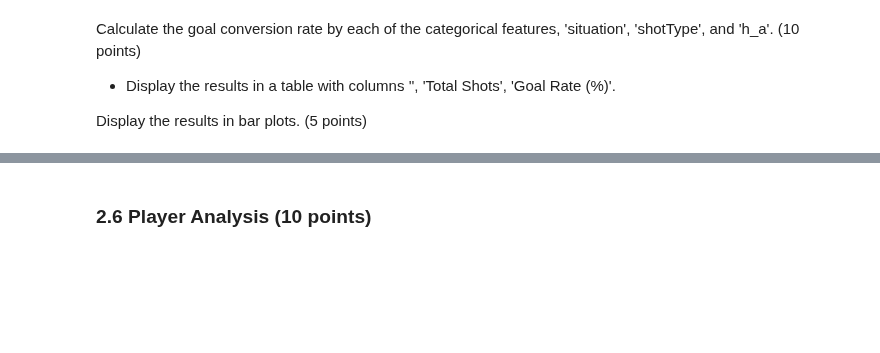
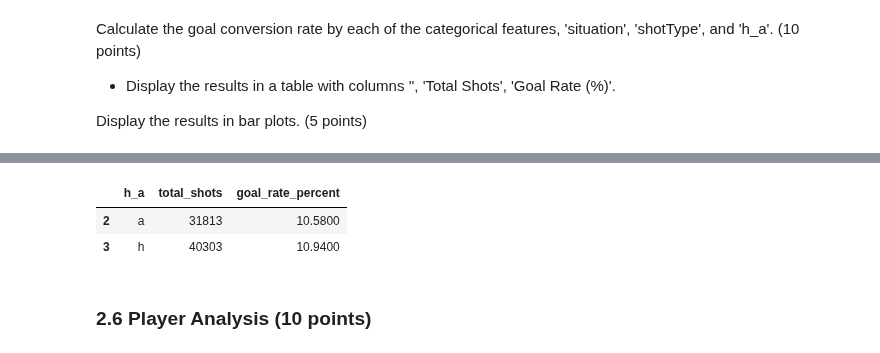
Before and after one commit to smgibson19/ds701_fa25_midterm_challenge_sports, a Jupyter notebook: LALIGA_Analysis_Challenge.ipynb, the cells around one changed output, grey strips where cells are left out. Cells and saved outputs as stored; diff of their text form; code cells hidden in the pictures; blank space fills up the shorter version.

```diff
--- a/LALIGA_Analysis_Challenge.ipynb
+++ b/LALIGA_Analysis_Challenge.ipynb
@@ -537,3 +503,34 @@ calced_conv.head(20)
+# %%
+# goal conversion rates for: 'situation', 'shotType', and 'h_a'
+# goals scored/ total shots of that type
+
+situation_conv = df.groupby(['result', 'situation']).size().reset_index()
+situation_conv.rename(columns = {0: 'goal_count'}, inplace= True)
+situation_conv['total_shots'] = situation_conv.groupby('situation')['goal_count'].transform('sum')
+situation_conv = situation_conv[situation_conv['result'] == 'Goal']
+situation_conv['goal_rate_percent'] = ((situation_conv['goal_count']/situation_conv['total_shots'])*100).round(2)
+situation_conv.drop(columns = ['result', 'goal_count'], inplace = True)
+situation_conv.head(20)
+
+shot_conv = df.groupby(['result', 'shotType']).size().reset_index()
+shot_conv.rename(columns = {0: 'goal_count'}, inplace= True)
+shot_conv['total_shots'] = shot_conv.groupby('shotType')['goal_count'].transform('sum')
+shot_conv = shot_conv[shot_conv['result'] == 'Goal']
+shot_conv['goal_rate_percent'] = ((shot_conv['goal_count']/shot_conv['total_shots'])*100).round(2)
+shot_conv.drop(columns = ['result', 'goal_count'], inplace = True)
+shot_conv.head(20)
+
+h_a_conv = df.groupby(['result', 'h_a']).size().reset_index()
+h_a_conv.rename(columns = {0: 'goal_count'}, inplace= True)
+h_a_conv['total_shots'] = h_a_conv.groupby('h_a')['goal_count'].transform('sum')
+h_a_conv = h_a_conv[h_a_conv['result'] == 'Goal']
+h_a_conv['goal_rate_percent'] = ((h_a_conv['goal_count']/h_a_conv['total_shots'])*100).round(2)
+h_a_conv.drop(columns = ['result', 'goal_count'], inplace = True)
+h_a_conv.head(20)
+# %% [output]
+|  | h_a | total_shots | goal_rate_percent |
+| 2 | a | 31813 | 10.5800 |
+| 3 | h | 40303 | 10.9400 |
 # %% [markdown]
 ### 2.6 Player Analysis (10 points)
 # %% [markdown]
```
Also changed, not shown: parts of 10 cells of this notebook.
